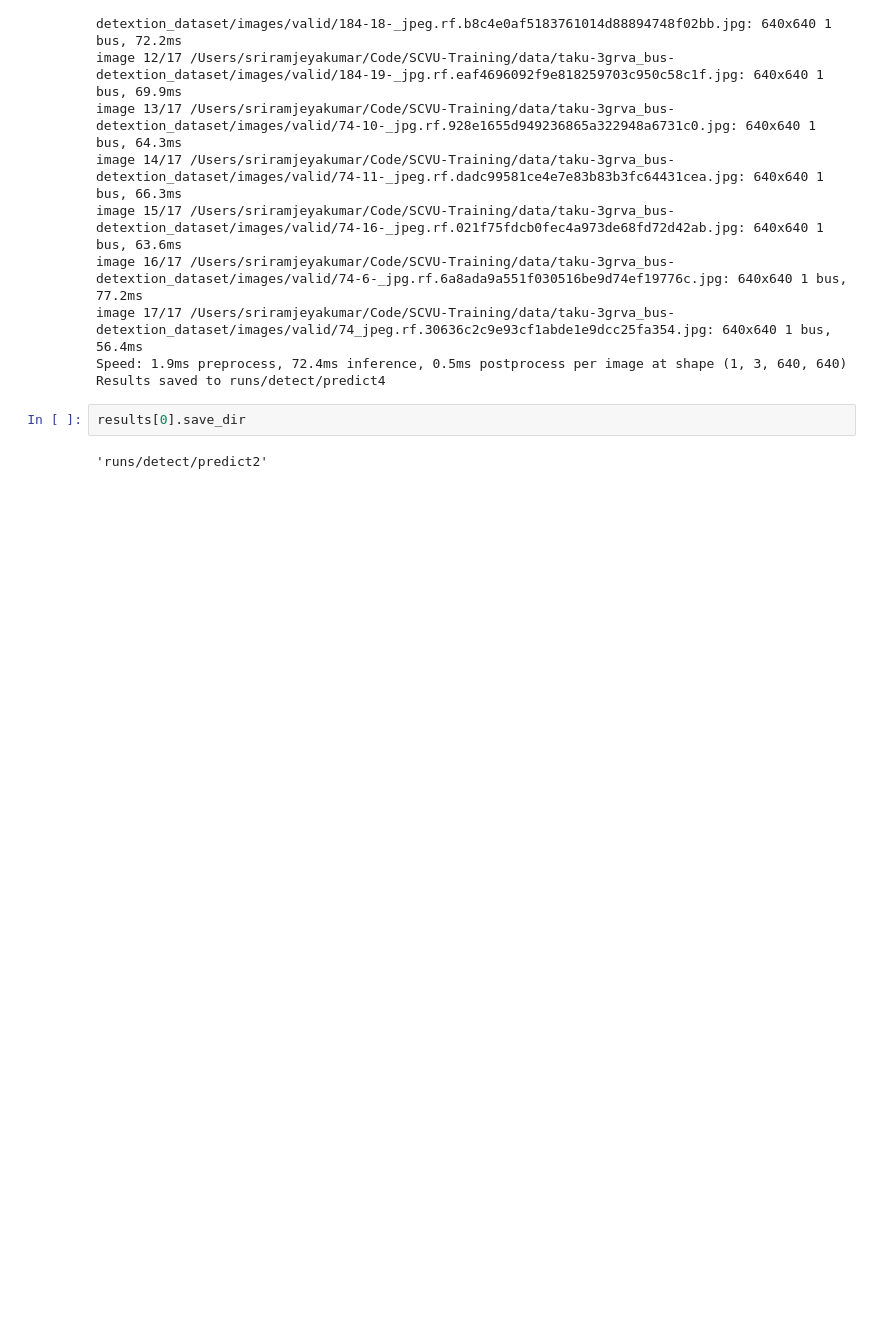
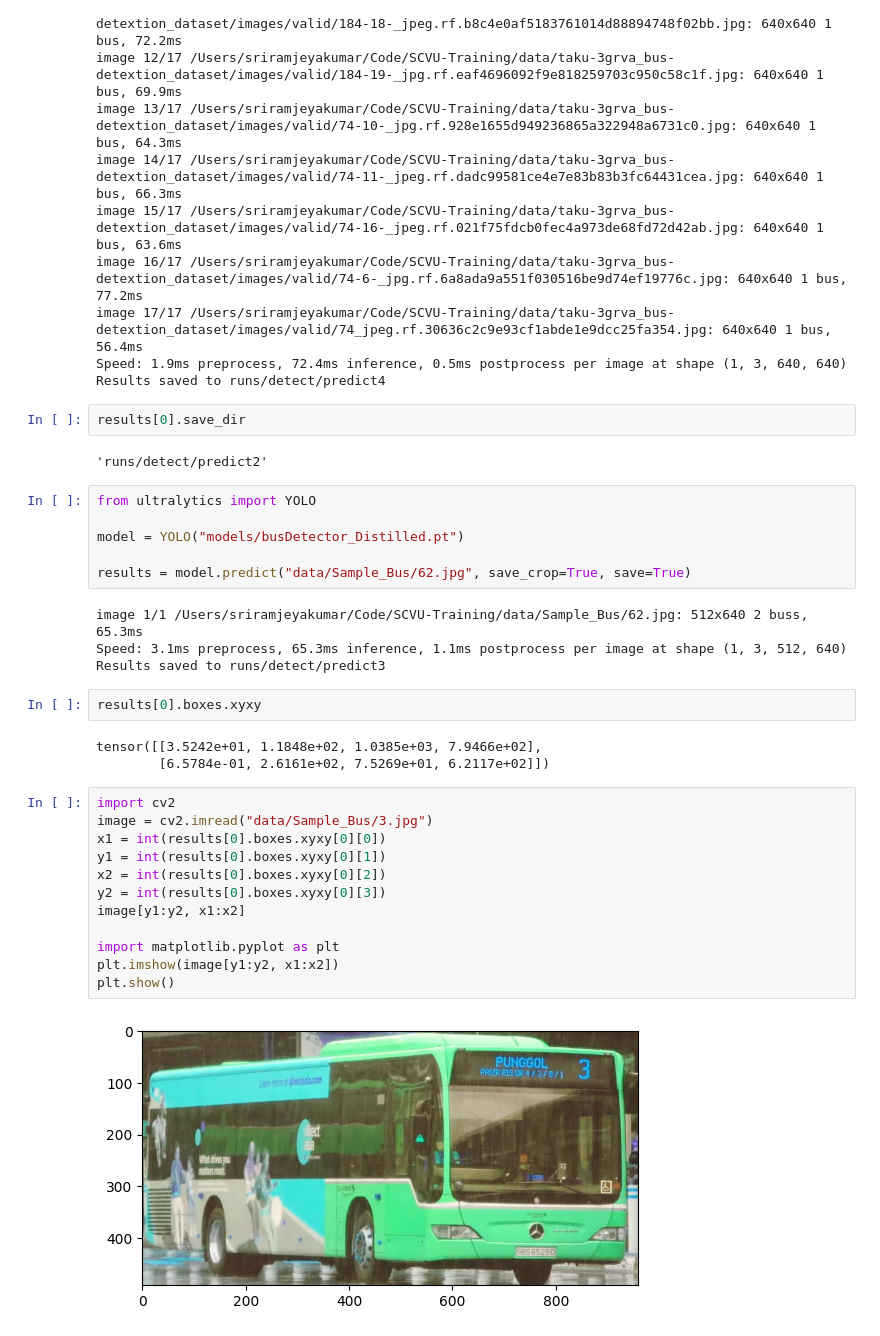
Before and after one commit to Oculis-Navigate/Oculis-Yolo-Training, a Jupyter notebook: visualise.ipynb, the cells around one changed output. Drawn from its saved outputs; the diff is of its cells as text; blank space fills up the shorter version.

```diff
--- a/visualise.ipynb
+++ b/visualise.ipynb
@@ -265,3 +265,32 @@ Results saved to runs/detect/predict4
 results[0].save_dir
 # %% [output]
 'runs/detect/predict2'
+# %%
+from ultralytics import YOLO
+
+model = YOLO("models/busDetector_Distilled.pt")
+
+results = model.predict("data/Sample_Bus/62.jpg", save_crop=True, save=True)
+# %% [output]
+image 1/1 /Users/sriramjeyakumar/Code/SCVU-Training/data/Sample_Bus/62.jpg: 512x640 2 buss, 65.3ms
+Speed: 3.1ms preprocess, 65.3ms inference, 1.1ms postprocess per image at shape (1, 3, 512, 640)
+Results saved to runs/detect/predict3
+# %%
+results[0].boxes.xyxy
+# %% [output]
+tensor([[3.5242e+01, 1.1848e+02, 1.0385e+03, 7.9466e+02],
+        [6.5784e-01, 2.6161e+02, 7.5269e+01, 6.2117e+02]])
+# %%
+import cv2
+image = cv2.imread("data/Sample_Bus/3.jpg")
+x1 = int(results[0].boxes.xyxy[0][0])
+y1 = int(results[0].boxes.xyxy[0][1])
+x2 = int(results[0].boxes.xyxy[0][2])
+y2 = int(results[0].boxes.xyxy[0][3])
+image[y1:y2, x1:x2]
+
+import matplotlib.pyplot as plt
+plt.imshow(image[y1:y2, x1:x2])
+plt.show()
+# %% [output]
+[figure, added]
```
Also changed, not shown: 5 other files.
